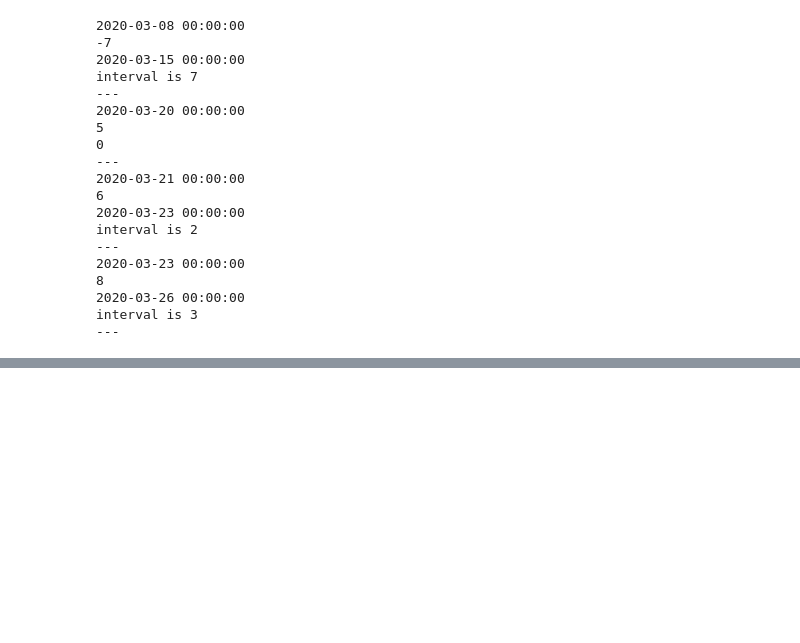
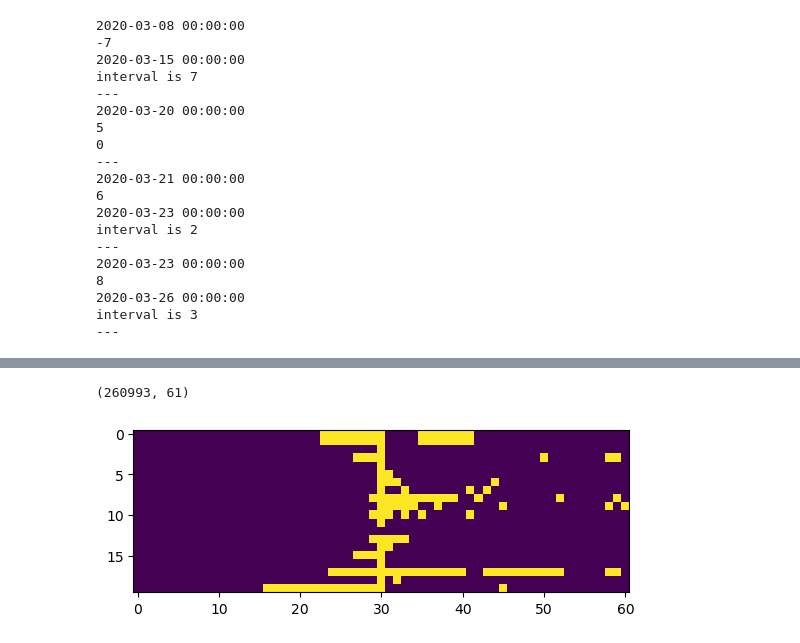
Before and after one commit to akshayats/hospital-analysis, a Jupyter notebook: investigate_Operations.ipynb, the cells around one changed output, grey strips where cells are left out. Drawn from its saved outputs; the diff is of its cells as text; code cells hidden in the pictures; blank space fills up the shorter version.

Commit message:
surgery date aligned signals available. Need the large matrix now.

```diff
--- a/investigate_Operations.ipynb
+++ b/investigate_Operations.ipynb
@@ -113,3 +110,42 @@ interval is 2
 2020-03-26 00:00:00
 interval is 3
 ---
+# %%
+def generateSquareSignals(idx30_date, eventStarts, eventEnds):
+    # Set midpoint of list to RefActionDate
+    midPt = 30
+    ts = np.zeros(61)
+    ts[midPt] = 1
+
+    for i, j in zip(eventStartDates, eventEndDates):
+        x = pd.to_datetime(i, dayfirst=True)
+        # print(x)
+        # print((x-idx30_date).days)
+        startOffset = (x-idx30_date).days
+        # Always set event Start Date to 1, whether inpatient or outpatient
+        ts[midPt + startOffset] = 1
+        if j!=0: # When inpatient
+            y = pd.to_datetime(j, dayfirst=True)
+            # print(y)
+            # print('interval is {}'.format((y-x).days))
+            endOffset = (y-x).days
+            ts[midPt + startOffset : midPt + startOffset + endOffset + 1] = 1
+        else: # Delta when outpatient
+            None
+            # print(0)
+        # print('---')
+    return ts
+# %%
+for i in range(1, 150):
+    try:
+        # print(i)
+        # chunk = df.loc[df['val_lopnr']==i]['RefActionDate'].iloc[0]
+        # print(chunk)
+        # print(chunk[0])
+        idx30_date = pd.to_datetime(df.loc[df['val_lopnr']==i]['RefActionDate'].iloc[0], dayfirst=True)
+        # print(idx30_date)
+        eventStartDates = df.loc[df['val_lopnr']==i]['StartDatetime']
+        eventEndDates = df.loc[df['val_lopnr']==i]['DischargeDateTime'].fillna(0)
+        timeStrings[i, :] = generateSquareSignals(idx30_date, eventStartDates, eventEndDates)
+    except:
+        print(i)
@@ -116 +170,10 @@ interval is 3
+# %%
+numPatients = 150
+print(np.shape(timeStrings))
+plt.figure()
+plt.imshow(timeStrings[0:min(20, numPatients),:])
+plt.show()
+# %% [output]
+(260993, 61)
+[figure, added]
 # %%
```
Also changed, not shown: parts of 12 cells of this notebook.
